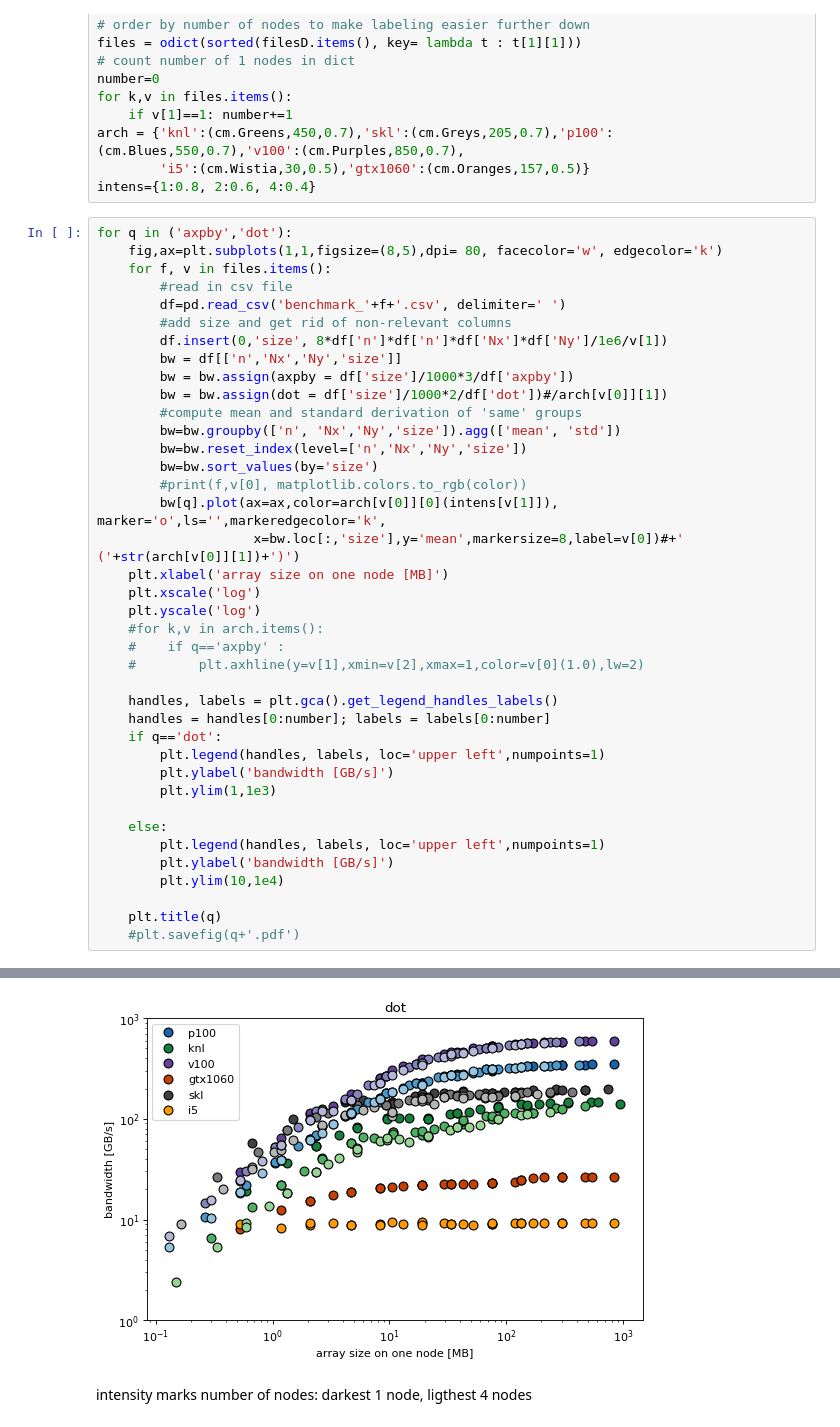
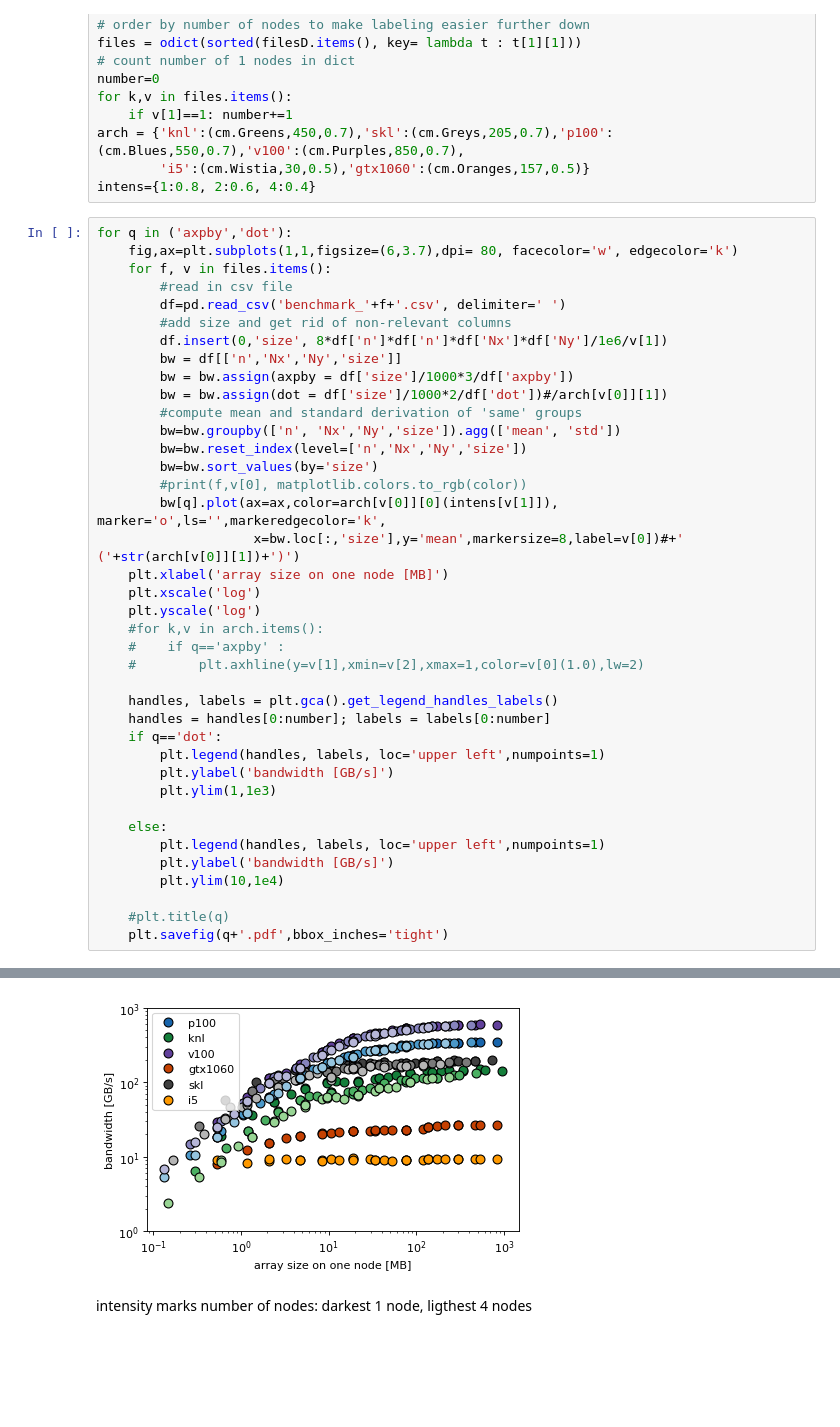
Before and after one commit to mwiesenberger/performance, a Jupyter notebook: 2-Axpby-Dot-Plot.ipynb, the cells around one changed output, grey strips where cells are left out. Drawn from its saved outputs; the diff is of its cells as text; blank space fills up the shorter version.

Commit message:
updated plots

```diff
--- a/2-Axpby-Dot-Plot.ipynb
+++ b/2-Axpby-Dot-Plot.ipynb
@@ -25,7 +25,7 @@ arch = {'knl':(cm.Greens,450,0.7),'skl':(cm.Greys,205,0.7),'p100':(cm.Blues,550,
 intens={1:0.8, 2:0.6, 4:0.4}
 # %%
 for q in ('axpby','dot'):
-    fig,ax=plt.subplots(1,1,figsize=(8,5),dpi= 80, facecolor='w', edgecolor='k')
+    fig,ax=plt.subplots(1,1,figsize=(6,3.7),dpi= 80, facecolor='w', edgecolor='k')
     for f, v in files.items():
         #read in csv file
         df=pd.read_csv('benchmark_'+f+'.csv', delimiter=' ')
@@ -60,6 +60,6 @@ for q in ('axpby','dot'):
         plt.ylabel('bandwidth [GB/s]')
         plt.ylim(10,1e4)
 
-    plt.title(q)
-    #plt.savefig(q+'.pdf')
+    #plt.title(q)
+    plt.savefig(q+'.pdf',bbox_inches='tight')
 # %% [output]
@@ -67,4 +67,4 @@ for q in ('axpby','dot'):
-[figure, old version]
+[figure, new version]
 # %% [markdown]
 intensity marks number of nodes: darkest 1 node, ligthest 4 nodes
 # %% [markdown]
```
Also changed, not shown: parts of 1 cell of this notebook, 3 other files.
